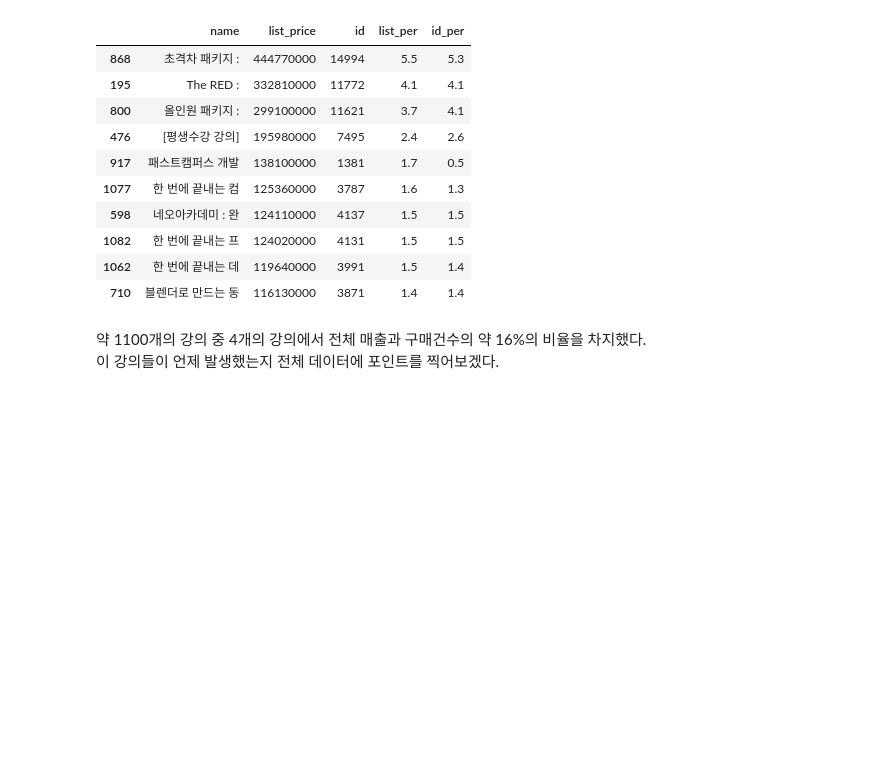
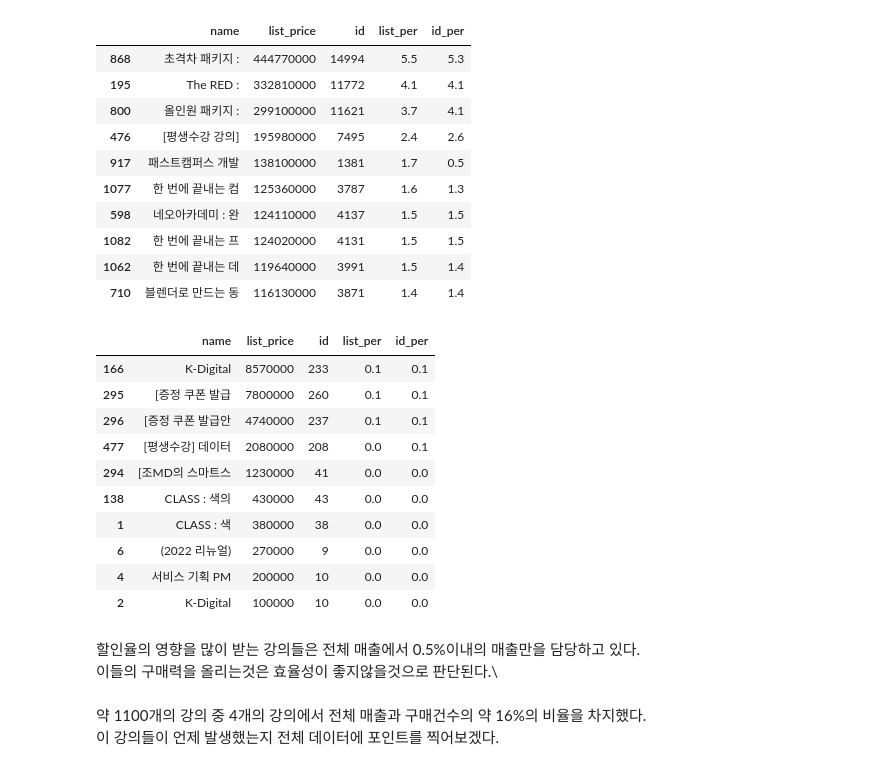
Before and after one commit to 99echoo/Data-Analysis-Portfolio, a Jupyter notebook: 마케팅 데이터 분석 2024.04.19/Portfolio.ipynb, the cells around one changed output. Saved outputs shown, nothing was run; the diff lists cells and outputs as text; code cells hidden in the pictures; blank space fills up the shorter version.

```diff
--- a/마케팅 데이터 분석 2024.04.19/Portfolio.ipynb
+++ b/마케팅 데이터 분석 2024.04.19/Portfolio.ipynb
@@ -815,6 +805,24 @@ order_d_.head(10)
 | 1082 | 한 번에 끝내는 프 | 124020000 | 4131 | 1.5 | 1.5 |
 | 1062 | 한 번에 끝내는 데 | 119640000 | 3991 | 1.5 | 1.4 |
 | 710 | 블렌더로 만드는 동 | 116130000 | 3871 | 1.4 | 1.4 |
+# %%
+top_10_coef = order_d_[order_d_['name'].str.contains(r"서비스 기획 PM|\[평생수강\] 데이터|\[조MD의 스마트스|\[한번에 끝내는 E|\[실무에 활용하는|\[증정 쿠폰 발급|\[증정 쿠폰 발급안|CLASS : 색|K\-Digital|\(2022 리뉴얼\)")]
+top_10_coef
+# %% [output]
+|  | name | list_price | id | list_per | id_per |
+| 166 | K-Digital | 8570000 | 233 | 0.1 | 0.1 |
+| 295 | [증정 쿠폰 발급 | 7800000 | 260 | 0.1 | 0.1 |
+| 296 | [증정 쿠폰 발급안 | 4740000 | 237 | 0.1 | 0.1 |
+| 477 | [평생수강] 데이터 | 2080000 | 208 | 0.0 | 0.1 |
+| 294 | [조MD의 스마트스 | 1230000 | 41 | 0.0 | 0.0 |
+| 138 | CLASS : 색의 | 430000 | 43 | 0.0 | 0.0 |
+| 1 | CLASS : 색 | 380000 | 38 | 0.0 | 0.0 |
+| 6 | (2022 리뉴얼) | 270000 | 9 | 0.0 | 0.0 |
+| 4 | 서비스 기획 PM | 200000 | 10 | 0.0 | 0.0 |
+| 2 | K-Digital | 100000 | 10 | 0.0 | 0.0 |
+# %% [markdown]
+할인율의 영향을 많이 받는 강의들은 전체 매출에서 0.5%이내의 매출만을 담당하고 있다.\
+이들의 구매력을 올리는것은 효율성이 좋지않을것으로 판단된다.\
 # %% [markdown]
 약 1100개의 강의 중 4개의 강의에서 전체 매출과 구매건수의 약 16%의 비율을 차지했다.\
 이 강의들이 언제 발생했는지 전체 데이터에 포인트를 찍어보겠다.
```
Also changed, not shown: parts of 47 cells of this notebook.
